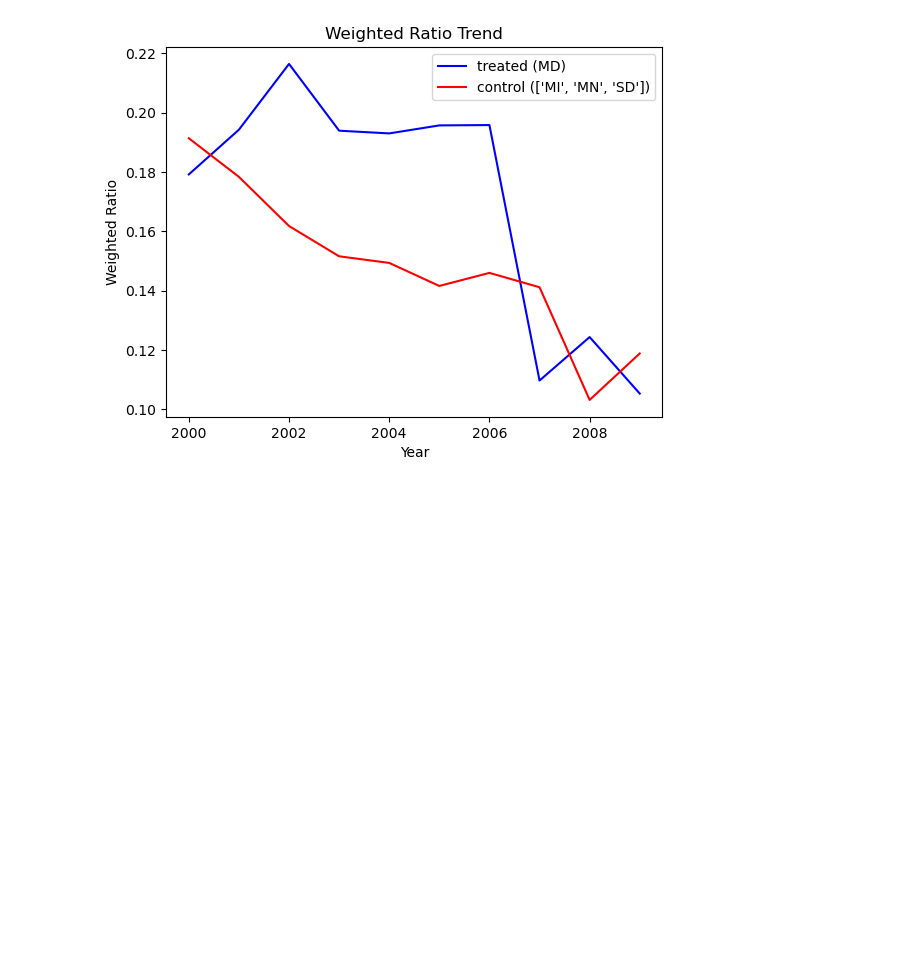
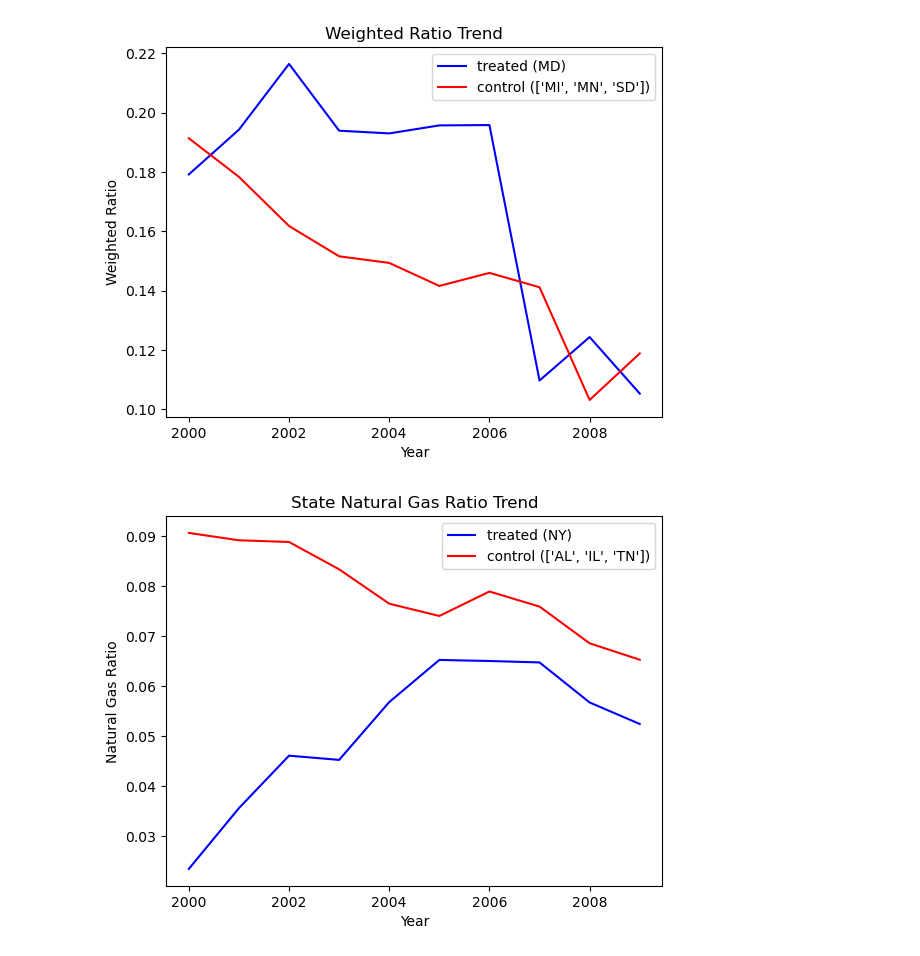
Before and after one commit to MIDS-at-Duke/uds-2024-flamingo, a Jupyter notebook: code/Lin_prod_1vsm.ipynb, the cells around one changed output. Drawn from its saved outputs; the diff is of its cells as text; code cells hidden in the pictures; blank space fills up the shorter version.

```diff
--- a/code/Lin_prod_1vsm.ipynb
+++ b/code/Lin_prod_1vsm.ipynb
@@ -389,3 +389,7 @@ plot_trend(df, 2000, "MD", ["MI", "NE", "SD"], ratio="weighted")
 plot_trend(df, 2000, "MD", ["MI", "MN", "SD"], ratio="weighted")
 # %% [output]
 [figure]
+# %%
+plot_trend(df, 2000, "NY", ["AL", "IL", "TN"], ratio="gas")
+# %% [output]
+[figure, added]
```
Also changed, not shown: parts of 2 cells of this notebook.
